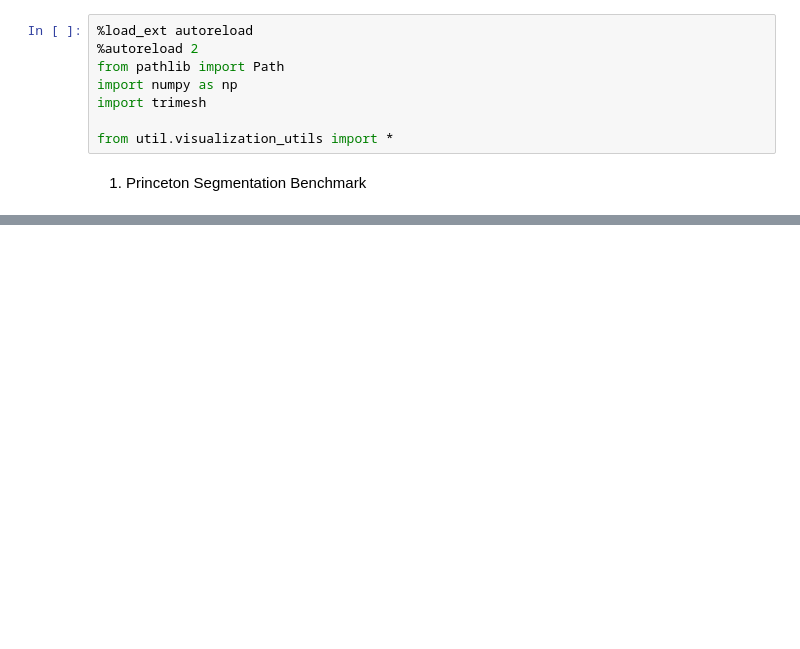
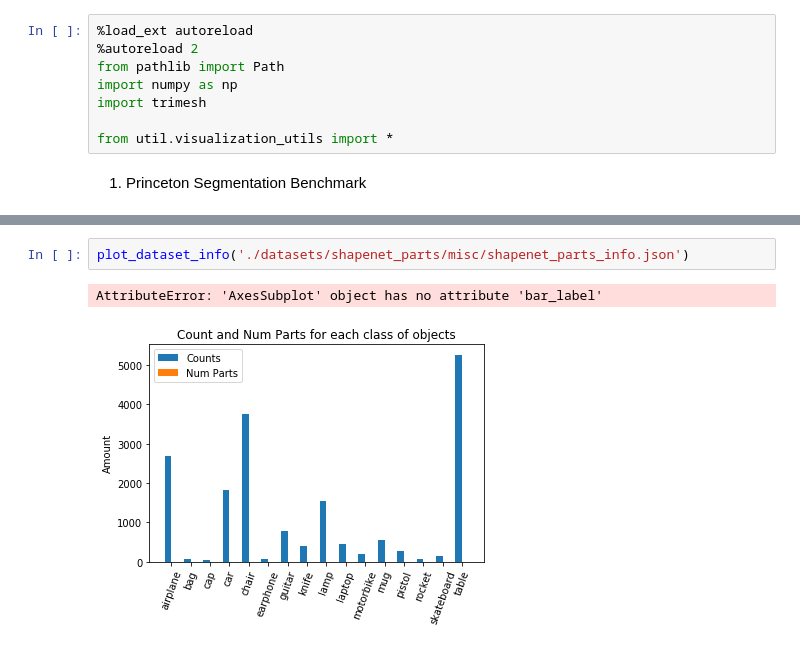
Before and after one commit to umursen/3d-object-part-segmentation-with-simclr, a Jupyter notebook: notebooks/process_datasets.ipynb, the cells around one changed output, grey strips where cells are left out. Drawn from its saved outputs; the diff is of its cells as text; blank space fills up the shorter version.

```diff
--- a/notebooks/process_datasets.ipynb
+++ b/notebooks/process_datasets.ipynb
@@ -48,0 +78,5 @@ visualize_pointcloud(points)
+# %%
+plot_dataset_info('./datasets/shapenet_parts/misc/shapenet_parts_info.json')
+# %% [output]
+AttributeError: 'AxesSubplot' object has no attribute 'bar_label'
+[figure, added]
```
Also changed, not shown: parts of 7 cells of this notebook, 2 other files.
